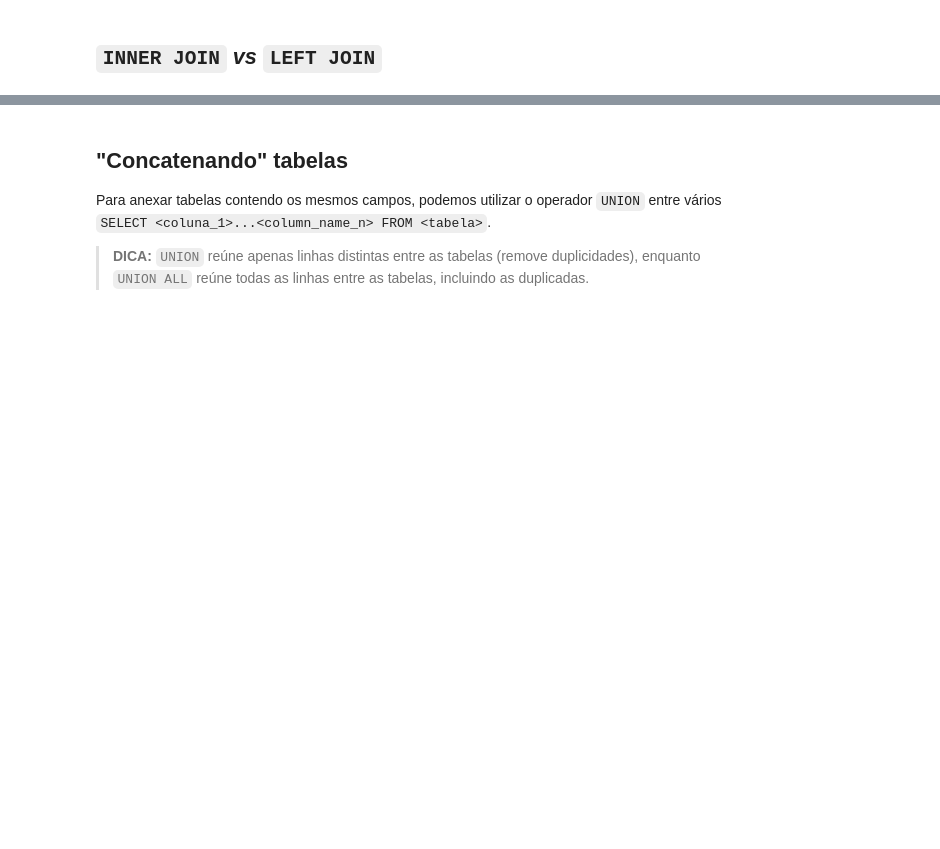
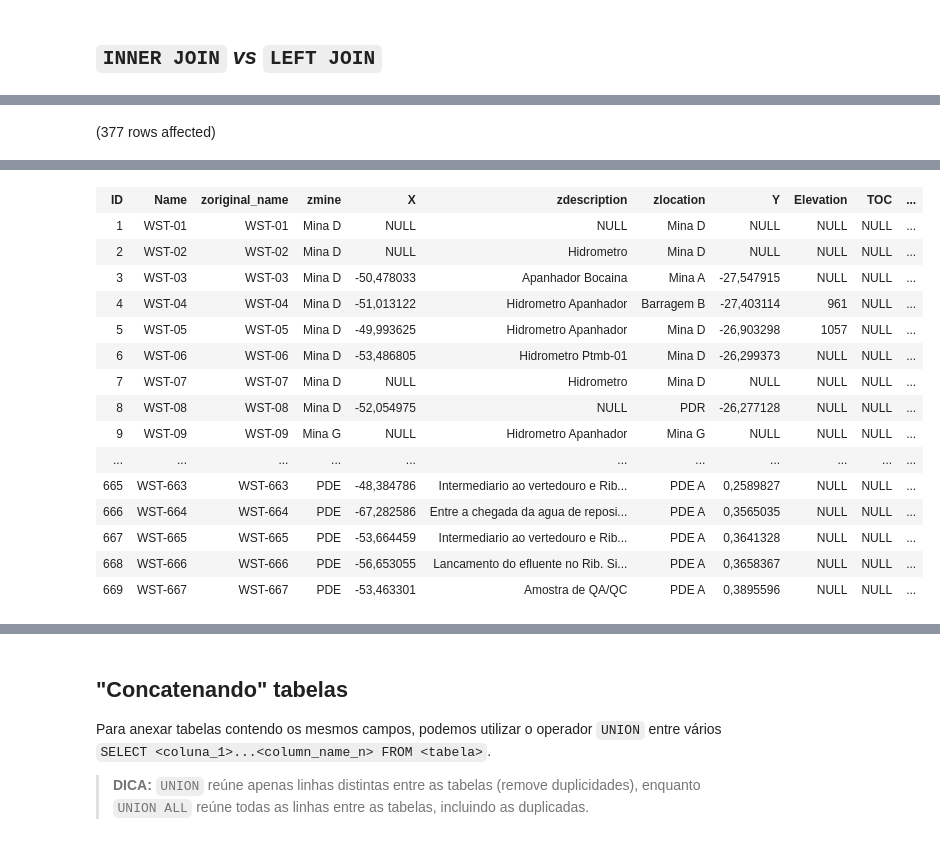
Before and after one commit to Waterservicestech/treinamento-sql-digital, a Jupyter notebook: notebooks/Aula02_Manipulacao.ipynb, the cells around one changed output, grey strips where cells are left out. Drawn from its saved outputs; the diff is of its cells as text; code cells hidden in the pictures; blank space fills up the shorter version.

```diff
--- a/notebooks/Aula02_Manipulacao.ipynb
+++ b/notebooks/Aula02_Manipulacao.ipynb
@@ -161,7 +292,9 @@ FROM gw_level gw
 # %%
 -- LEFT JOIN: station + gw_level
-SELECT COUNT(s.ID) AS [Qtde]
+SELECT s.*
 FROM station s
     LEFT JOIN gw_level gw
         ON s.ID = gw.Station
--- WHERE gw.Station IS NULL
+WHERE gw.Station IS NULL
+# %% [output]
+(377 rows affected)
@@ -168,3 +302,19 @@ FROM station s
+| ID | Name | zoriginal_name | zmine | X | zdescription | zlocation | Y | Elevation | TOC | ... |
+| 1 | WST-01 | WST-01 | Mina D | NULL | NULL | Mina D | NULL | NULL | NULL | ... |
+| 2 | WST-02 | WST-02 | Mina D | NULL | Hidrometro | Mina D | NULL | NULL | NULL | ... |
+| 3 | WST-03 | WST-03 | Mina D | -50,478033 | Apanhador Bocaina | Mina A | -27,547915 | NULL | NULL | ... |
+| 4 | WST-04 | WST-04 | Mina D | -51,013122 | Hidrometro Apanhador | Barragem B | -27,403114 | 961 | NULL | ... |
+| 5 | WST-05 | WST-05 | Mina D | -49,993625 | Hidrometro Apanhador | Mina D | -26,903298 | 1057 | NULL | ... |
+| 6 | WST-06 | WST-06 | Mina D | -53,486805 | Hidrometro Ptmb-01 | Mina D | -26,299373 | NULL | NULL | ... |
+| 7 | WST-07 | WST-07 | Mina D | NULL | Hidrometro | Mina D | NULL | NULL | NULL | ... |
+| 8 | WST-08 | WST-08 | Mina D | -52,054975 | NULL | PDR | -26,277128 | NULL | NULL | ... |
+| 9 | WST-09 | WST-09 | Mina G | NULL | Hidrometro Apanhador | Mina G | NULL | NULL | NULL | ... |
+| ... | ... | ... | ... | ... | ... | ... | ... | ... | ... | ... |
+| 665 | WST-663 | WST-663 | PDE | -48,384786 | Intermediario ao vertedouro e Rib... | PDE A | 0,2589827 | NULL | NULL | ... |
+| 666 | WST-664 | WST-664 | PDE | -67,282586 | Entre a chegada da agua de reposi... | PDE A | 0,3565035 | NULL | NULL | ... |
+| 667 | WST-665 | WST-665 | PDE | -53,664459 | Intermediario ao vertedouro e Rib... | PDE A | 0,3641328 | NULL | NULL | ... |
+| 668 | WST-666 | WST-666 | PDE | -56,653055 | Lancamento do efluente no Rib. Si... | PDE A | 0,3658367 | NULL | NULL | ... |
+| 669 | WST-667 | WST-667 | PDE | -53,463301 | Amostra de QA/QC | PDE A | 0,3895596 | NULL | NULL | ... |
 # %%
 SELECT TOP 100
     s.Name          AS [Codigo HGA]
```
Also changed, not shown: parts of 19 cells of this notebook, 12 other files.
